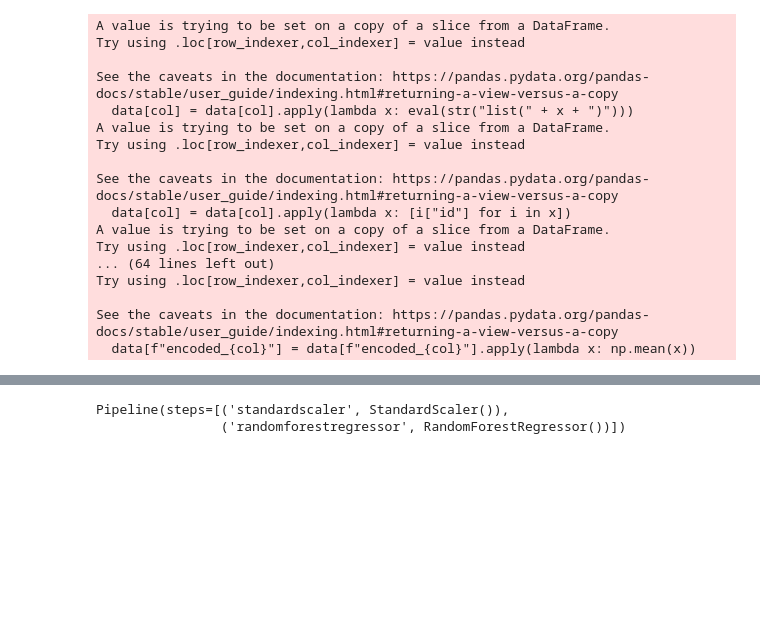
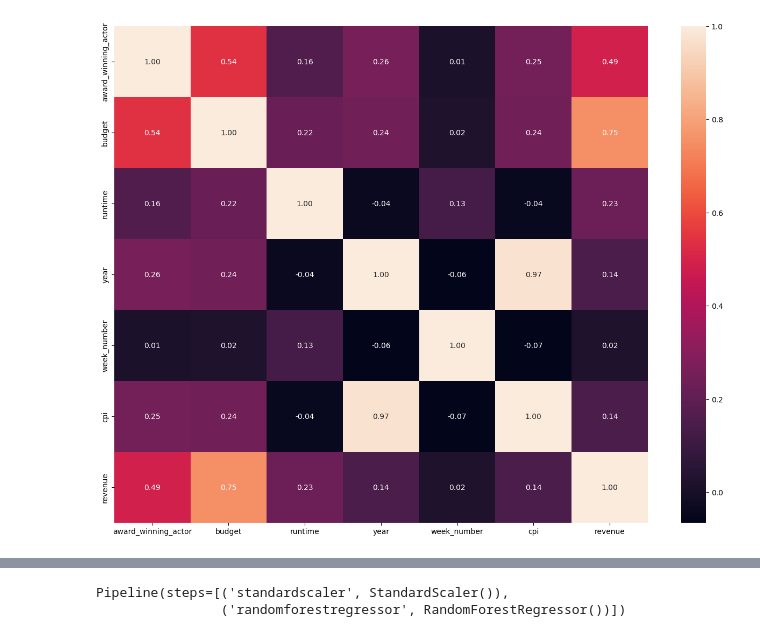
Before and after one commit to LemuelKL/TMDB-Revenue-Prediction, a Jupyter notebook: main.ipynb, the cells around one changed output, grey strips where cells are left out. Drawn from its saved outputs; the diff is of its cells as text; code cells hidden in the pictures; blank space fills up the shorter version.

```diff
--- a/main.ipynb
+++ b/main.ipynb
@@ -24 +25,4 @@ from sklearn.metrics import (
 from sklearn.model_selection import GridSearchCV, train_test_split, cross_val_score
+# %%
+actors = pd.read_csv("train_actor.csv")
+print(actors.columns)
@@ -61,42 +98,0 @@ data["revenue"] = data.apply(
-# %%
-def target_encoding(data, col):
-    data[col] = data[col].fillna("[]")
-    data = data[(data[col] != "[]") & (data[col] != "")]
-    data[col] = data[col].apply(lambda x: eval(str("list(" + x + ")")))
-    data[col] = data[col].apply(lambda x: [i["id"] for i in x])
-    flattened = [item for sublist in data[col] for item in sublist]
-    target_df = pd.DataFrame(
-        {"col": flattened, "revenue": data["revenue"].repeat(data[col].apply(len))}
-    )
-    target_means = target_df.groupby("col")["revenue"].mean()
-    data[f"encoded_{col}"] = data[col].apply(lambda x: [target_means[g] for g in x])
-    data[f"encoded_{col}"] = data[f"encoded_{col}"].apply(lambda x: np.mean(x))
-
-    # Also saves this encoding to a csv file
-    target_means.to_csv(f"encoded_{col}.csv")
-
-    return data
-
-
-data = target_encoding(data, "genres")
-data = target_encoding(data, "production_companies")
-data = target_encoding(data, "crew")
-data = target_encoding(data, "cast")
-# %% [output]
-A value is trying to be set on a copy of a slice from a DataFrame.
-Try using .loc[row_indexer,col_indexer] = value instead
-
-See the caveats in the documentation: https://pandas.pydata.org/pandas-docs/stable/user_guide/indexing.html#returning-a-view-versus-a-copy
-  data[col] = data[col].apply(lambda x: eval(str("list(" + x + ")")))
-A value is trying to be set on a copy of a slice from a DataFrame.
-Try using .loc[row_indexer,col_indexer] = value instead
-
-See the caveats in the documentation: https://pandas.pydata.org/pandas-docs/stable/user_guide/indexing.html#returning-a-view-versus-a-copy
-  data[col] = data[col].apply(lambda x: [i["id"] for i in x])
-A value is trying to be set on a copy of a slice from a DataFrame.
-Try using .loc[row_indexer,col_indexer] = value instead
-... (64 lines left out)
-Try using .loc[row_indexer,col_indexer] = value instead
-
-See the caveats in the documentation: https://pandas.pydata.org/pandas-docs/stable/user_guide/indexing.html#returning-a-view-versus-a-copy
-  data[f"encoded_{col}"] = data[f"encoded_{col}"].apply(lambda x: np.mean(x))
@@ -130,0 +105,8 @@ data.dropna(inplace=True)
+# %%
+# Plot correlation matrix
+corr = data[["award_winning_actor", "budget", "runtime", "year", "week_number", "cpi", "revenue"]].corr()
+plt.figure(figsize=(16, 12))
+sns.heatmap(corr, annot=True, fmt=".2f")
+plt.show()
+# %% [output]
+[figure, added]
```
Also changed, not shown: parts of 21 cells of this notebook, 7 other files.
